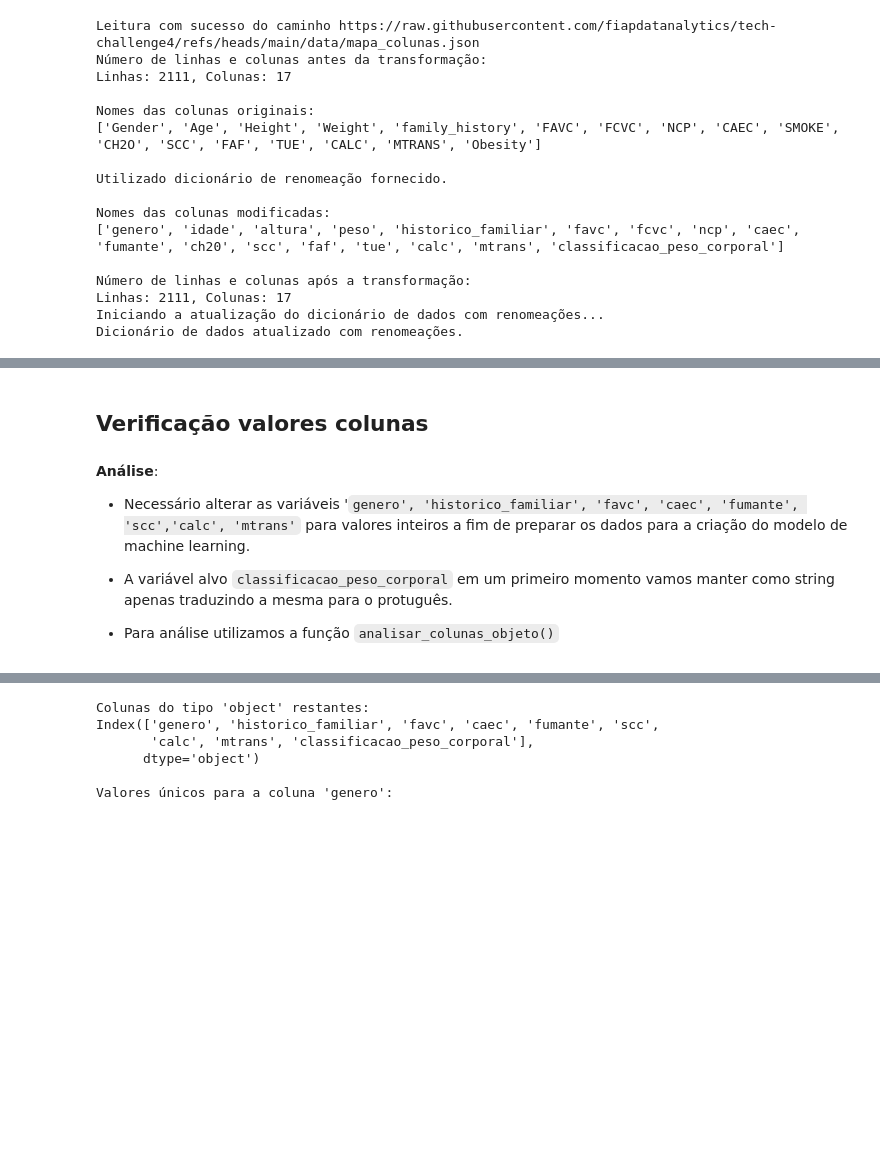
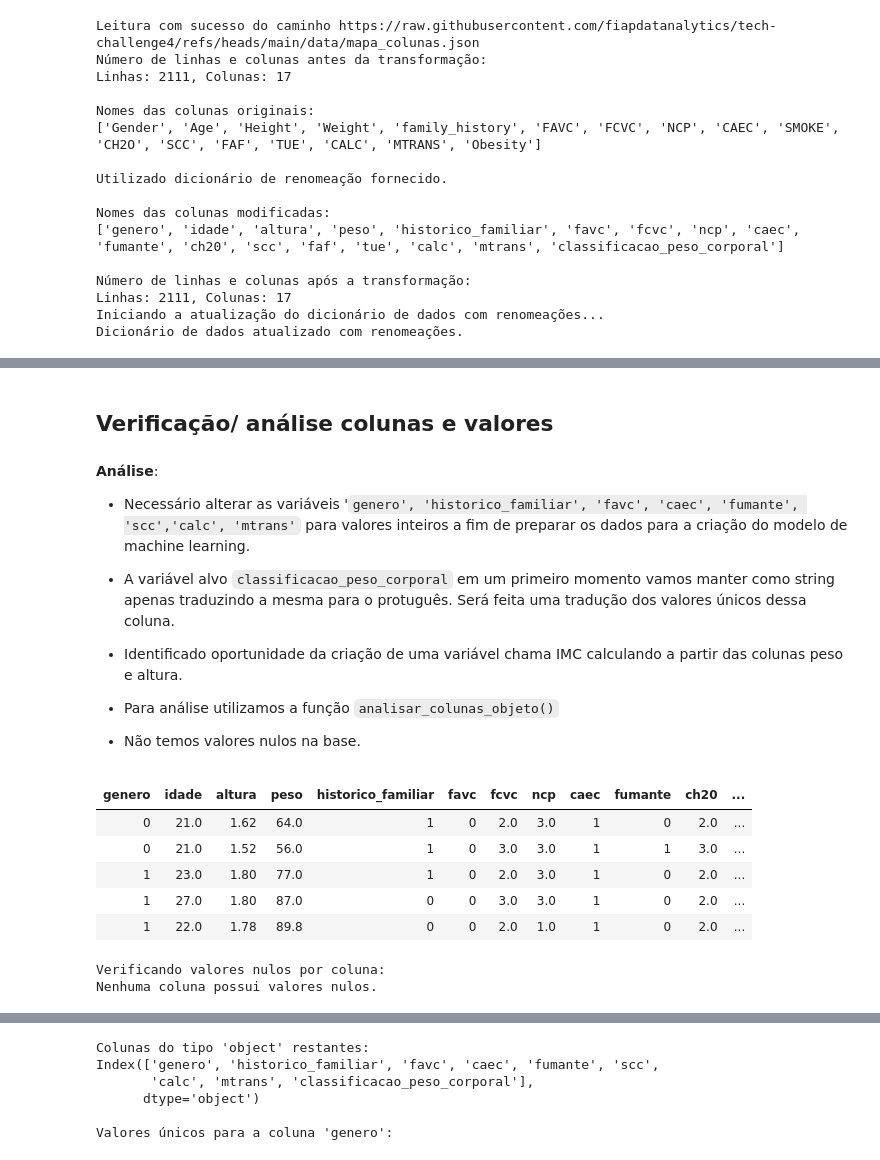
Before and after one commit to fiapdatanalytics/tech-challenge4, a Jupyter notebook: tech_challenge_4_data_viz_and_production_models.ipynb, the cells around one changed output, grey strips where cells are left out. Cells and saved outputs as stored; diff of their text form; code cells hidden in the pictures; blank space fills up the shorter version.

```diff
--- a/tech_challenge_4_data_viz_and_production_models.ipynb
+++ b/tech_challenge_4_data_viz_and_production_models.ipynb
@@ -834,10 +892,28 @@ Dicionário de dados atualizado com renomeações.
 # %% [markdown]
-## **Verificação valores colunas**
+## **Verificação/ análise colunas e valores**
 # %% [markdown]
 **Análise**:
 
 - Necessário alterar as variáveis '`genero', 'historico_familiar', 'favc', 'caec', 'fumante', 'scc','calc', 'mtrans'` para valores inteiros a fim de preparar os dados para a criação do modelo de machine learning.
 
-- A variável alvo `classificacao_peso_corporal` em um primeiro momento vamos manter como string apenas traduzindo a mesma para o protuguês.
+- A variável alvo `classificacao_peso_corporal` em um primeiro momento vamos manter como string apenas traduzindo a mesma para o protuguês. Será feita uma tradução dos valores únicos dessa coluna.
+
+- Identificado oportunidade da criação de uma variável chama IMC calculando a partir das colunas peso e altura.
 
 - Para análise utilizamos a função `analisar_colunas_objeto()`
+
+- Não temos valores nulos na base.
+# %%
+display(HTML(df.head().to_html(index = False)))
+# %% [output]
+| genero | idade | altura | peso | historico_familiar | favc | fcvc | ncp | caec | fumante | ch20 | ... |
+| 0 | 21.0 | 1.62 | 64.0 | 1 | 0 | 2.0 | 3.0 | 1 | 0 | 2.0 | ... |
+| 0 | 21.0 | 1.52 | 56.0 | 1 | 0 | 3.0 | 3.0 | 1 | 1 | 3.0 | ... |
+| 1 | 23.0 | 1.80 | 77.0 | 1 | 0 | 2.0 | 3.0 | 1 | 0 | 2.0 | ... |
+| 1 | 27.0 | 1.80 | 87.0 | 0 | 0 | 3.0 | 3.0 | 1 | 0 | 2.0 | ... |
+| 1 | 22.0 | 1.78 | 89.8 | 0 | 0 | 2.0 | 1.0 | 1 | 0 | 2.0 | ... |
+# %%
+verificar_nulos_por_coluna(df)
+# %% [output]
+Verificando valores nulos por coluna:
+Nenhuma coluna possui valores nulos.
```
Also changed, not shown: parts of 22 cells of this notebook.
